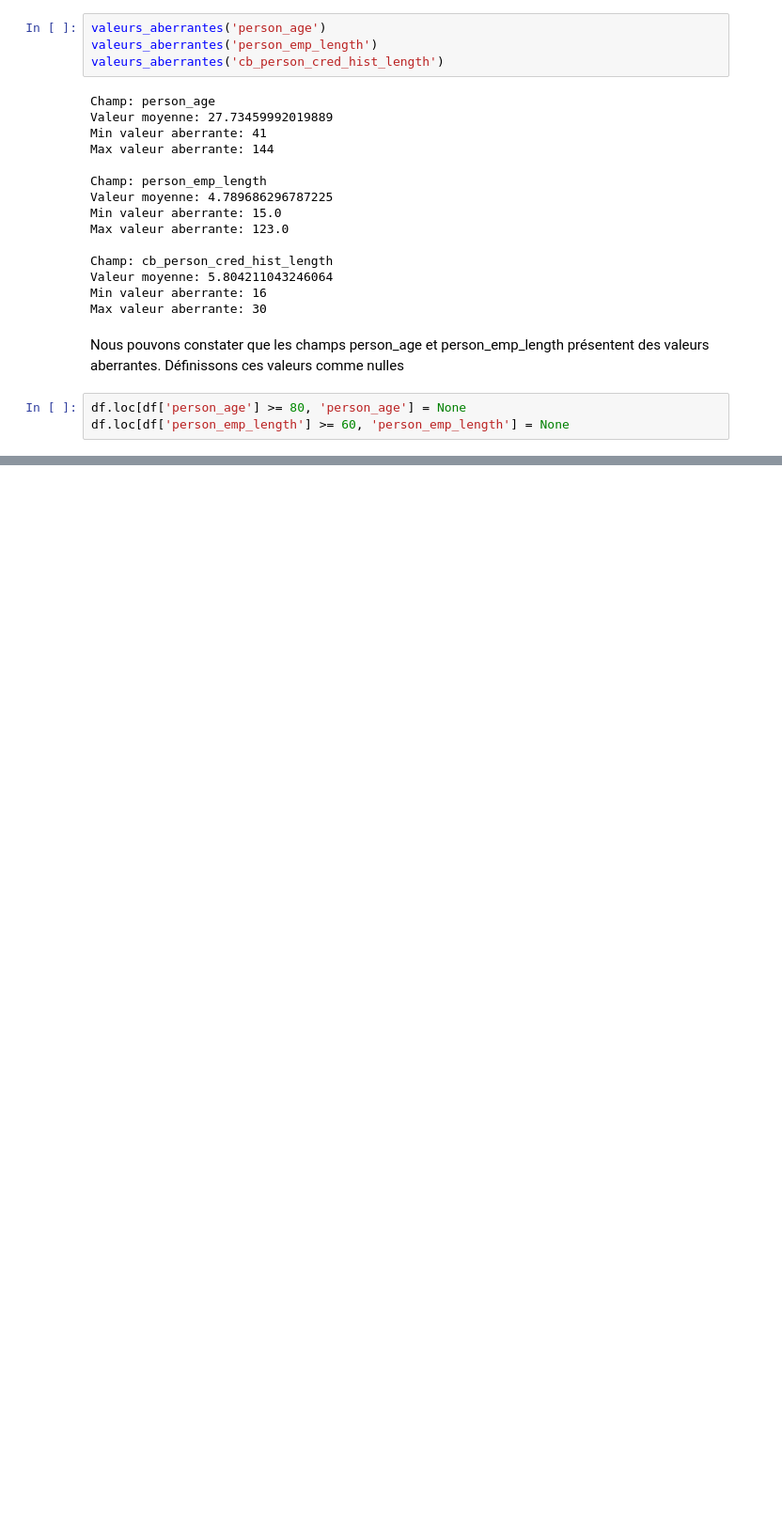
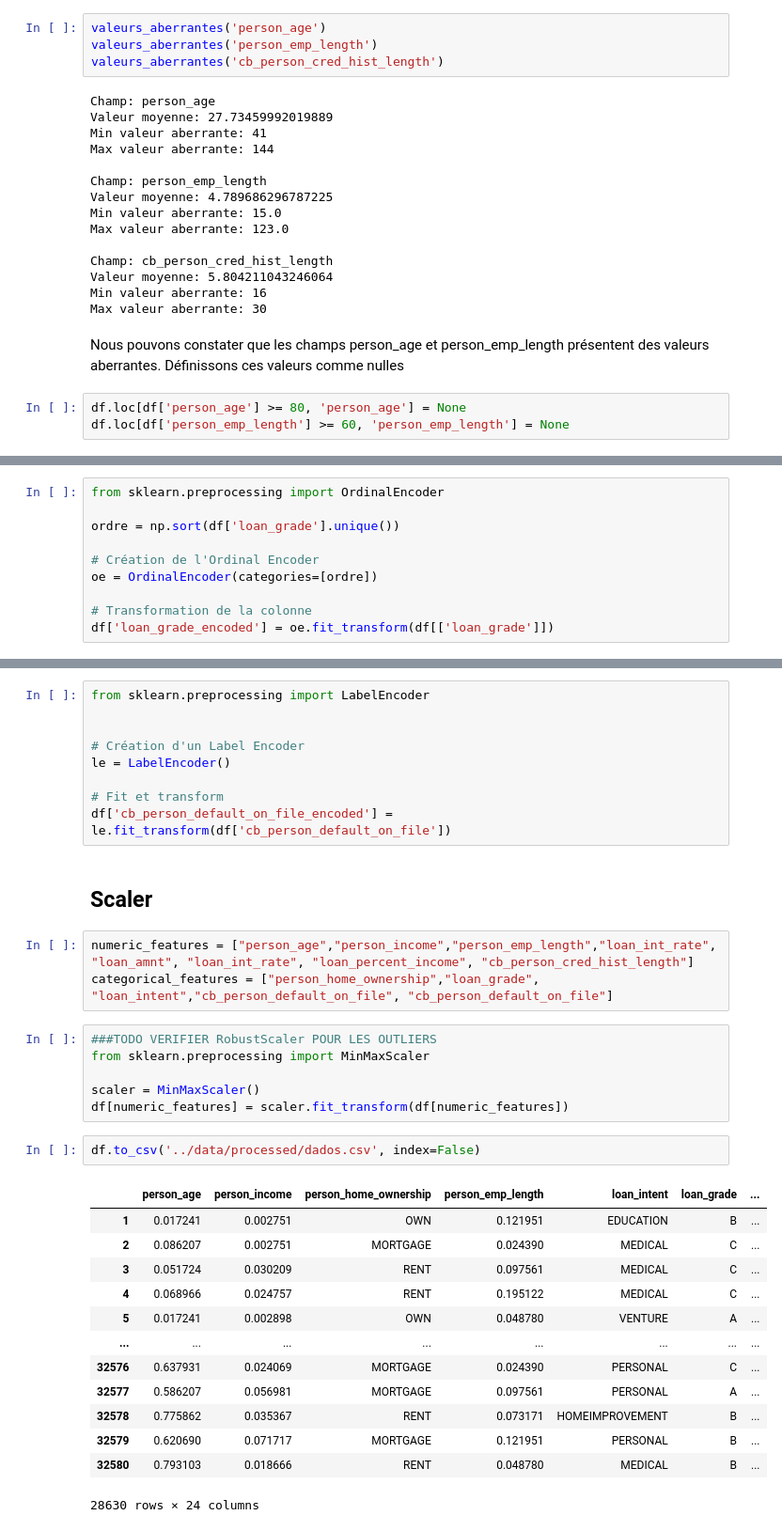
Before and after one commit to cleristonm/credit_risk, a Jupyter notebook: notebooks/02_Pre_traitement.ipynb, the cells around one changed output, grey strips where cells are left out. Shown at 94% size. Drawn from its saved outputs; the diff is of its cells as text; blank space fills up the shorter version.

```diff
--- a/notebooks/02_Pre_traitement.ipynb
+++ b/notebooks/02_Pre_traitement.ipynb
@@ -121,0 +156,10 @@ df
+# %%
+from sklearn.preprocessing import OrdinalEncoder
+
+ordre = np.sort(df['loan_grade'].unique())
+
+# Création de l'Ordinal Encoder
+oe = OrdinalEncoder(categories=[ordre])
+
+# Transformation de la colonne
+df['loan_grade_encoded'] = oe.fit_transform(df[['loan_grade']])
@@ -121,0 +180,36 @@ df
+# %%
+from sklearn.preprocessing import LabelEncoder
+
+
+# Création d'un Label Encoder
+le = LabelEncoder()
+
+# Fit et transform
+df['cb_person_default_on_file_encoded'] = le.fit_transform(df['cb_person_default_on_file'])
+# %% [markdown]
+## Scaler
+# %%
+numeric_features = ["person_age","person_income","person_emp_length","loan_int_rate", "loan_amnt", "loan_int_rate", "loan_percent_income", "cb_person_cred_hist_length"]
+categorical_features = ["person_home_ownership","loan_grade", "loan_intent","cb_person_default_on_file", "cb_person_default_on_file"]
+# %%
+###TODO VERIFIER RobustScaler POUR LES OUTLIERS
+from sklearn.preprocessing import MinMaxScaler
+
+scaler = MinMaxScaler()
+df[numeric_features] = scaler.fit_transform(df[numeric_features])
+# %%
+df.to_csv('../data/processed/dados.csv', index=False)
+# %% [output]
+|  | person_age | person_income | person_home_ownership | person_emp_length | loan_intent | loan_grade | ... |
+| 1 | 0.017241 | 0.002751 | OWN | 0.121951 | EDUCATION | B | ... |
+| 2 | 0.086207 | 0.002751 | MORTGAGE | 0.024390 | MEDICAL | C | ... |
+| 3 | 0.051724 | 0.030209 | RENT | 0.097561 | MEDICAL | C | ... |
+| 4 | 0.068966 | 0.024757 | RENT | 0.195122 | MEDICAL | C | ... |
+| 5 | 0.017241 | 0.002898 | OWN | 0.048780 | VENTURE | A | ... |
+| ... | ... | ... | ... | ... | ... | ... | ... |
+| 32576 | 0.637931 | 0.024069 | MORTGAGE | 0.024390 | PERSONAL | C | ... |
+| 32577 | 0.586207 | 0.056981 | MORTGAGE | 0.097561 | PERSONAL | A | ... |
+| 32578 | 0.775862 | 0.035367 | RENT | 0.073171 | HOMEIMPROVEMENT | B | ... |
+| 32579 | 0.620690 | 0.071717 | MORTGAGE | 0.121951 | PERSONAL | B | ... |
+| 32580 | 0.793103 | 0.018666 | RENT | 0.048780 | MEDICAL | B | ... |
+28630 rows × 24 columns
```
Also changed, not shown: parts of 10 cells of this notebook, 2 other files.
